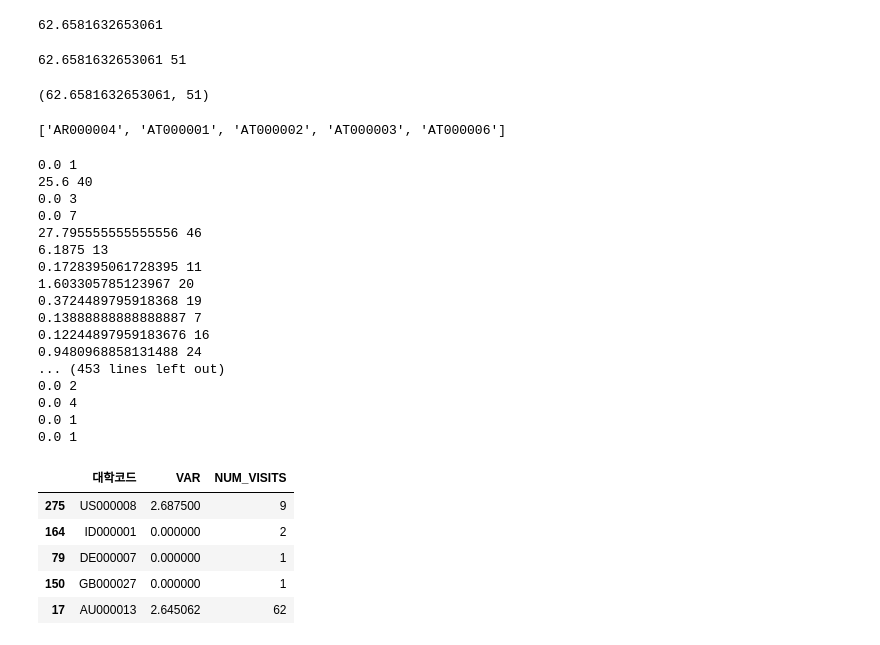
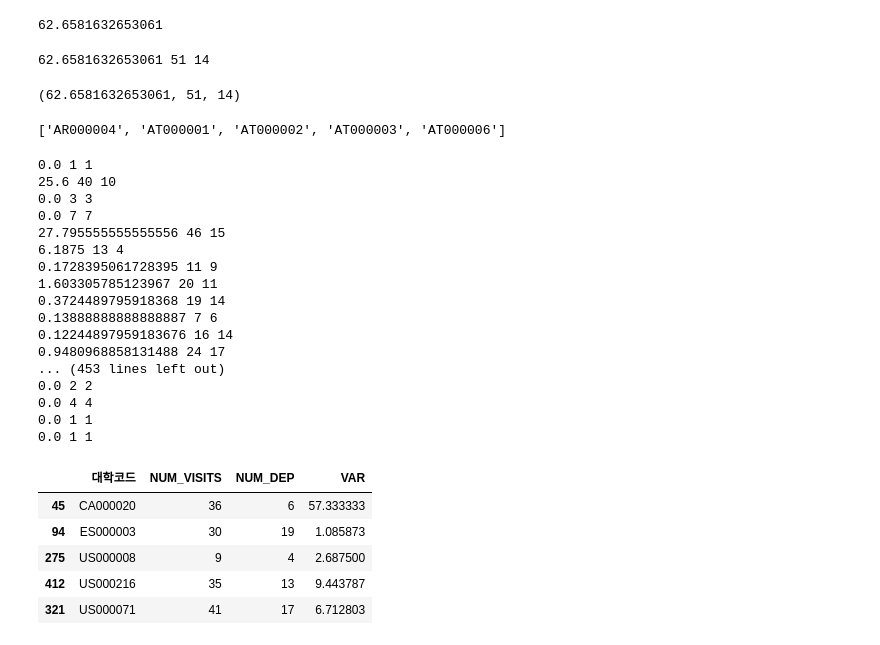
Before and after one commit to snoop2head/yonsei-exchange-program, a Jupyter notebook: preprocess_departments.ipynb, the cells around one changed output. Drawn from its saved outputs; the diff is of its cells as text; code cells hidden in the pictures.

Commit message:
add number of departments data

```diff
--- a/preprocess_departments.ipynb
+++ b/preprocess_departments.ipynb
@@ -202,48 +202,49 @@ def var_and_sum(df_department, univ_code):
     one_univ_departments = df_department.loc[df_department["대학코드"]==univ_code]["학과"]
     dict_departments = Counter(one_univ_departments)
     ordered_dict_departments= OrderedDict(dict_departments.most_common())
+    departments = list(ordered_dict_departments.keys())
     number_of_students = list(ordered_dict_departments.values())
-    print(np.var(number_of_students), sum(number_of_students))
-    return np.var(number_of_students), sum(number_of_students)
+    print(np.var(number_of_students), sum(number_of_students), len(departments))
+    return np.var(number_of_students), sum(number_of_students), len(departments)
 # %%
 var_and_sum(df_department, univ_code)
 # %% [output]
-62.6581632653061 51
+62.6581632653061 51 14
-(62.6581632653061, 51)
+(62.6581632653061, 51, 14)
 # %%
 univ_list = list(df_department["대학코드"].drop_duplicates().values)[1:]
 univ_list[:5]
 # %% [output]
 ['AR000004', 'AT000001', 'AT000002', 'AT000003', 'AT000006']
 # %%
-df_data = pd.DataFrame(columns=["대학코드","VAR", "NUM_VISITS"])
+df_data = pd.DataFrame(columns=["대학코드","NUM_VISITS", "NUM_DEP", "VAR"])
 for univ_code_i in univ_list:
-    var_data, sum_data = var_and_sum(df_department, univ_code_i)
-    df_data = df_data.append({"대학코드":univ_code_i,"VAR":var_data, "NUM_VISITS":sum_data}, ignore_index=True)
+    var_data, sum_data, dep_data = var_and_sum(df_department, univ_code_i)
+    df_data = df_data.append({"대학코드":univ_code_i,"NUM_VISITS":sum_data, "NUM_DEP":dep_data, "VAR":var_data}, ignore_index=True)
 df_data.sample(5)
 # %% [output]
-0.0 1
-25.6 40
-0.0 3
-0.0 7
-27.795555555555556 46
-6.1875 13
-0.1728395061728395 11
-1.603305785123967 20
-0.3724489795918368 19
-0.13888888888888887 7
-0.12244897959183676 16
-0.9480968858131488 24
+0.0 1 1
+25.6 40 10
+0.0 3 3
+0.0 7 7
+27.795555555555556 46 15
+6.1875 13 4
+0.1728395061728395 11 9
+1.603305785123967 20 11
+0.3724489795918368 19 14
+0.13888888888888887 7 6
+0.12244897959183676 16 14
+0.9480968858131488 24 17
 ... (453 lines left out)
-0.0 2
-0.0 4
-0.0 1
-0.0 1
+0.0 2 2
+0.0 4 4
+0.0 1 1
+0.0 1 1
-|  | 대학코드 | VAR | NUM_VISITS |
-| 275 | US000008 | 2.687500 | 9 |
-| 164 | ID000001 | 0.000000 | 2 |
-| 79 | DE000007 | 0.000000 | 1 |
-| 150 | GB000027 | 0.000000 | 1 |
-| 17 | AU000013 | 2.645062 | 62 |
+|  | 대학코드 | NUM_VISITS | NUM_DEP | VAR |
+| 45 | CA000020 | 36 | 6 | 57.333333 |
+| 94 | ES000003 | 30 | 19 | 1.085873 |
+| 275 | US000008 | 9 | 4 | 2.687500 |
+| 412 | US000216 | 35 | 13 | 9.443787 |
+| 321 | US000071 | 41 | 17 | 6.712803 |
 # %%
 df_data.to_csv("./data/department_data.csv", index=False)
```
Also changed, not shown: 1 other file.
